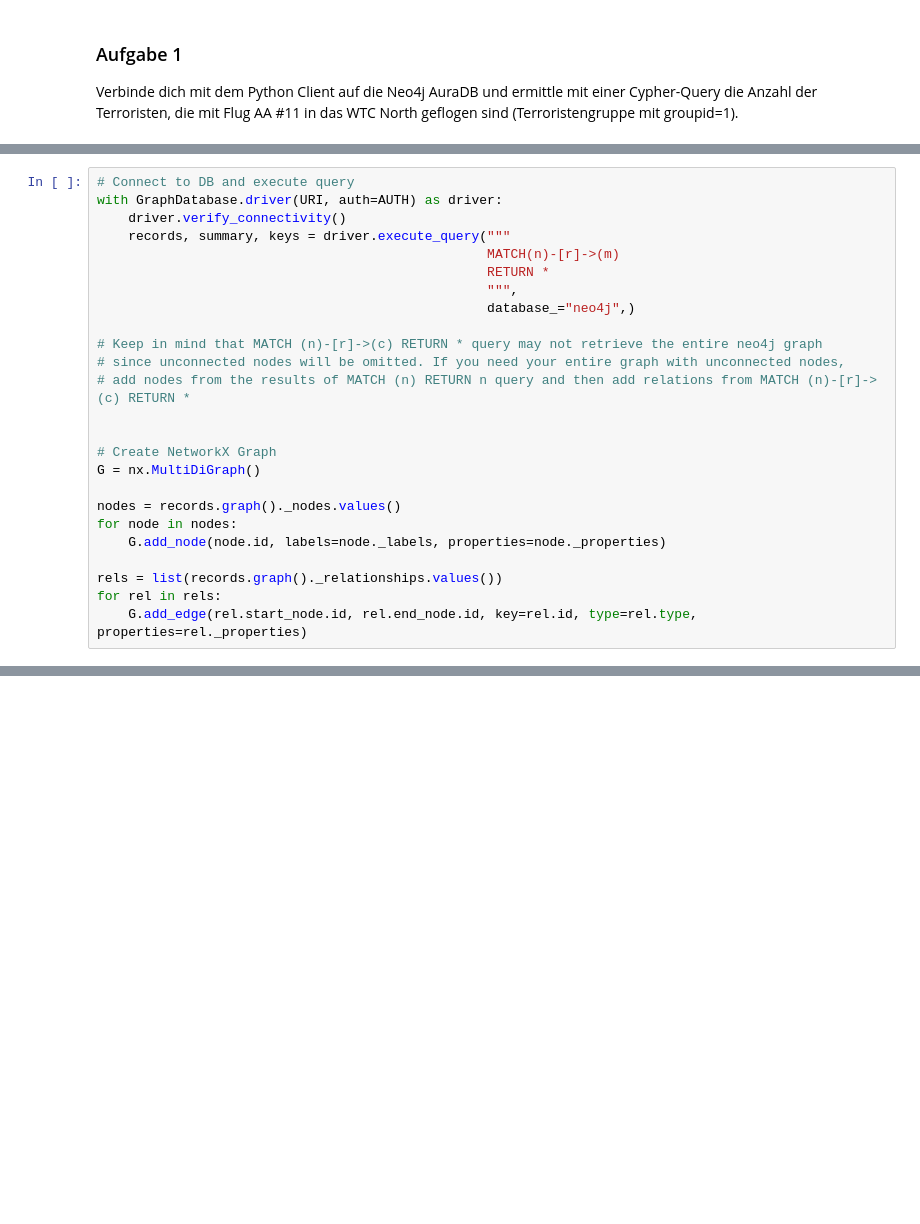
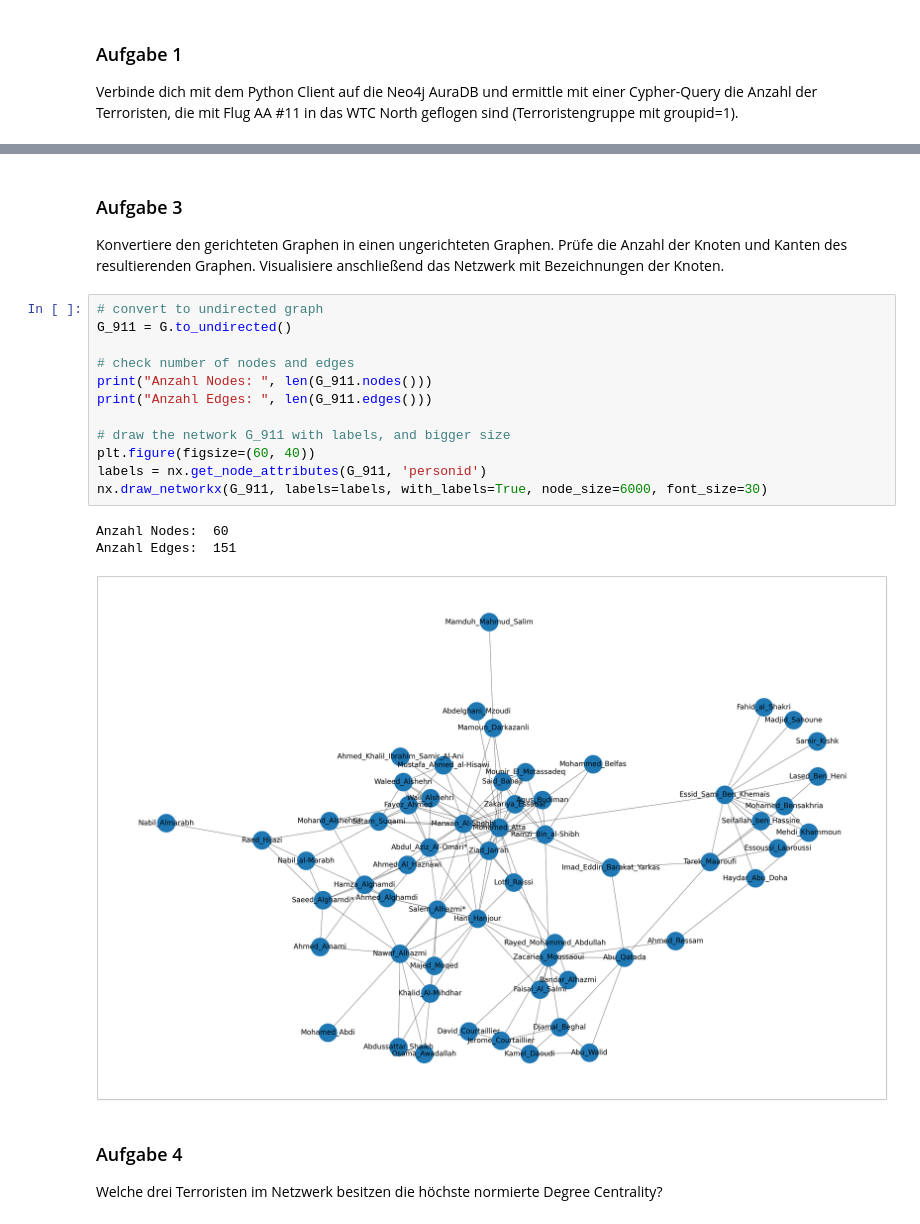
Before and after one commit to lrnzhil/workshop, a Jupyter notebook: notebook.ipynb, the cells around one changed output, grey strips where cells are left out. Cells and saved outputs as stored; diff of their text form; blank space fills up the shorter version.

```diff
--- a/notebook.ipynb
+++ b/notebook.ipynb
@@ -66,25 +77,0 @@ KeyError: 'n'
-# %%
-# Connect to DB and execute query
-with GraphDatabase.driver(URI, auth=AUTH) as driver:
-    driver.verify_connectivity()
-    records, summary, keys = driver.execute_query("""
-                                                  MATCH(n)-[r]->(m)
-                                                  RETURN *
-                                                  """,
-                                                  database_="neo4j",)
-
-# Keep in mind that MATCH (n)-[r]->(c) RETURN * query may not retrieve the entire neo4j graph
-# since unconnected nodes will be omitted. If you need your entire graph with unconnected nodes,
-# add nodes from the results of MATCH (n) RETURN n query and then add relations from MATCH (n)-[r]->(c) RETURN *
-
-
-# Create NetworkX Graph
-G = nx.MultiDiGraph()
-
-nodes = records.graph()._nodes.values()
-for node in nodes:
-    G.add_node(node.id, labels=node._labels, properties=node._properties)
-
-rels = list(records.graph()._relationships.values())
-for rel in rels:
-    G.add_edge(rel.start_node.id, rel.end_node.id, key=rel.id, type=rel.type, properties=rel._properties)
@@ -101,0 +78,23 @@ CypherSyntaxError: {code: Neo.ClientError.Statement.SyntaxError} {message: Inval
+# %% [markdown]
+### Aufgabe 3
+Konvertiere den gerichteten Graphen in einen ungerichteten Graphen. Prüfe die Anzahl der Knoten und Kanten des resultierenden Graphen. Visualisiere anschließend das Netzwerk mit Bezeichnungen der Knoten.
+# %%
+# convert to undirected graph
+G_911 = G.to_undirected()
+
+# check number of nodes and edges
+print("Anzahl Nodes: ", len(G_911.nodes()))
+print("Anzahl Edges: ", len(G_911.edges()))
+
+# draw the network G_911 with labels, and bigger size
+plt.figure(figsize=(60, 40))
+labels = nx.get_node_attributes(G_911, 'personid')
+nx.draw_networkx(G_911, labels=labels, with_labels=True, node_size=6000, font_size=30)
+# %% [output]
+Anzahl Nodes:  60
+Anzahl Edges:  151
+[figure, added]
+# %% [markdown]
+### Aufgabe 4
+
+Welche drei Terroristen im Netzwerk besitzen die höchste normierte Degree Centrality?
```
Also changed, not shown: parts of 10 cells of this notebook, 1 other file.
